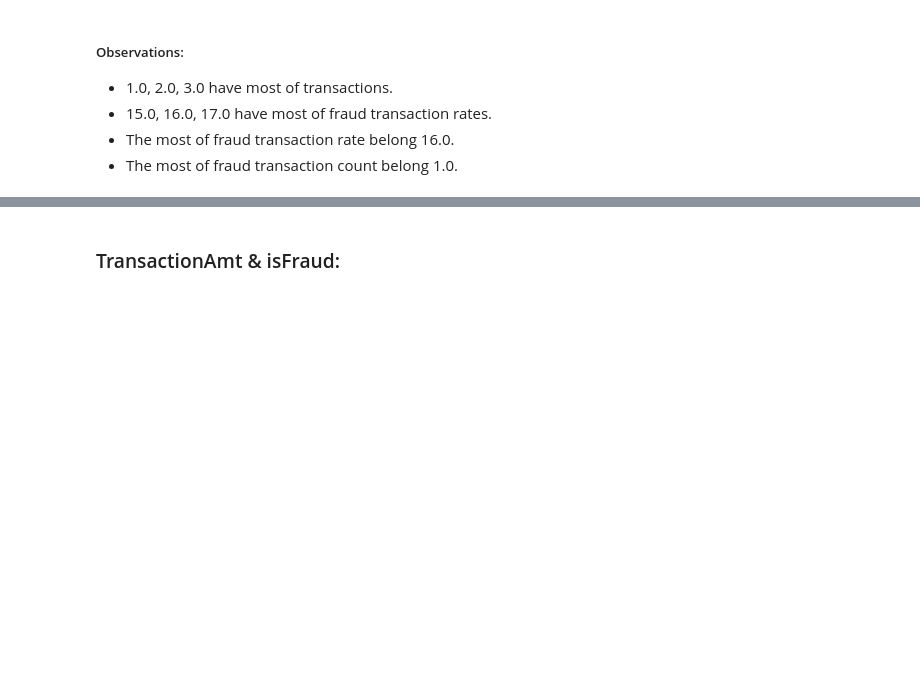
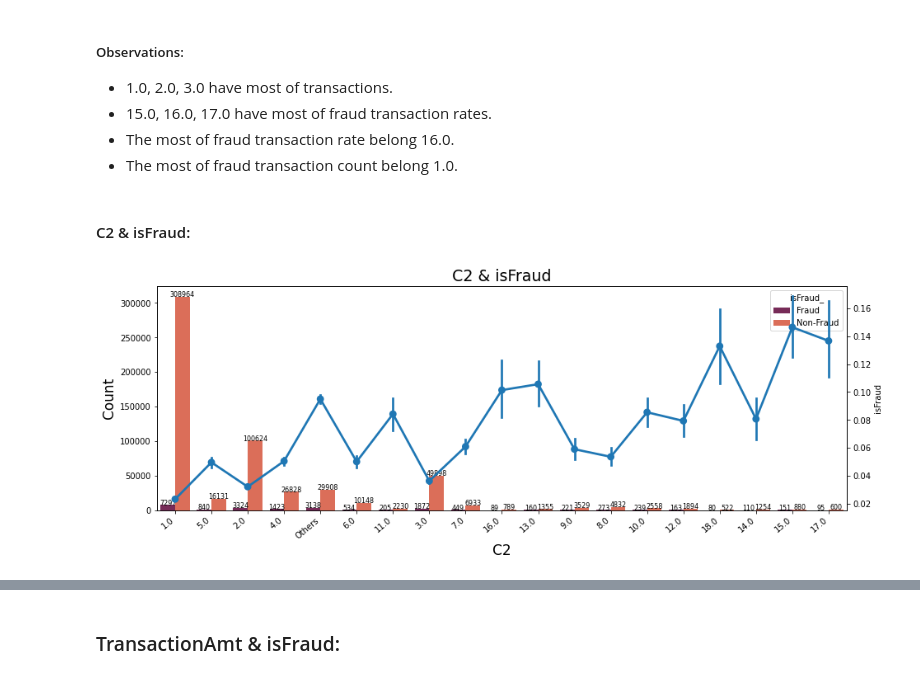
Before and after one commit to ElifKarakutukDinc/IEEE-CIS-Fraud-Detection, a Jupyter notebook: EDA.ipynb, the cells around one changed output, grey strips where cells are left out. Drawn from its saved outputs; the diff is of its cells as text; code cells hidden in the pictures; blank space fills up the shorter version.

```diff
--- a/EDA.ipynb
+++ b/EDA.ipynb
@@ -1171,3 +1173,5 @@ countplot_pointplot_viz(
 * 15.0, 16.0, 17.0 have most of fraud transaction rates.
 * The most of fraud transaction rate belong 16.0.
 * The most of fraud transaction count belong 1.0.
+# %% [markdown]
+#### C2 & isFraud:
@@ -1173,0 +1187,18 @@ countplot_pointplot_viz(
+# %%
+filter_list = ["Fraud", "Non-Fraud"]
+countplot_pointplot_viz(
+    train_transaction,
+    filter_list,
+    "C2",
+    "isFraud_",
+    "isFraud",
+    "C2",
+    "Count",
+    "C2 & isFraud",
+    fontsize_text=8,
+    palette="rocket",
+    figsize_x=15,
+    figsize_y=5,
+)
+# %% [output]
+[figure, added]
```
Also changed, not shown: parts of 8 cells of this notebook.
